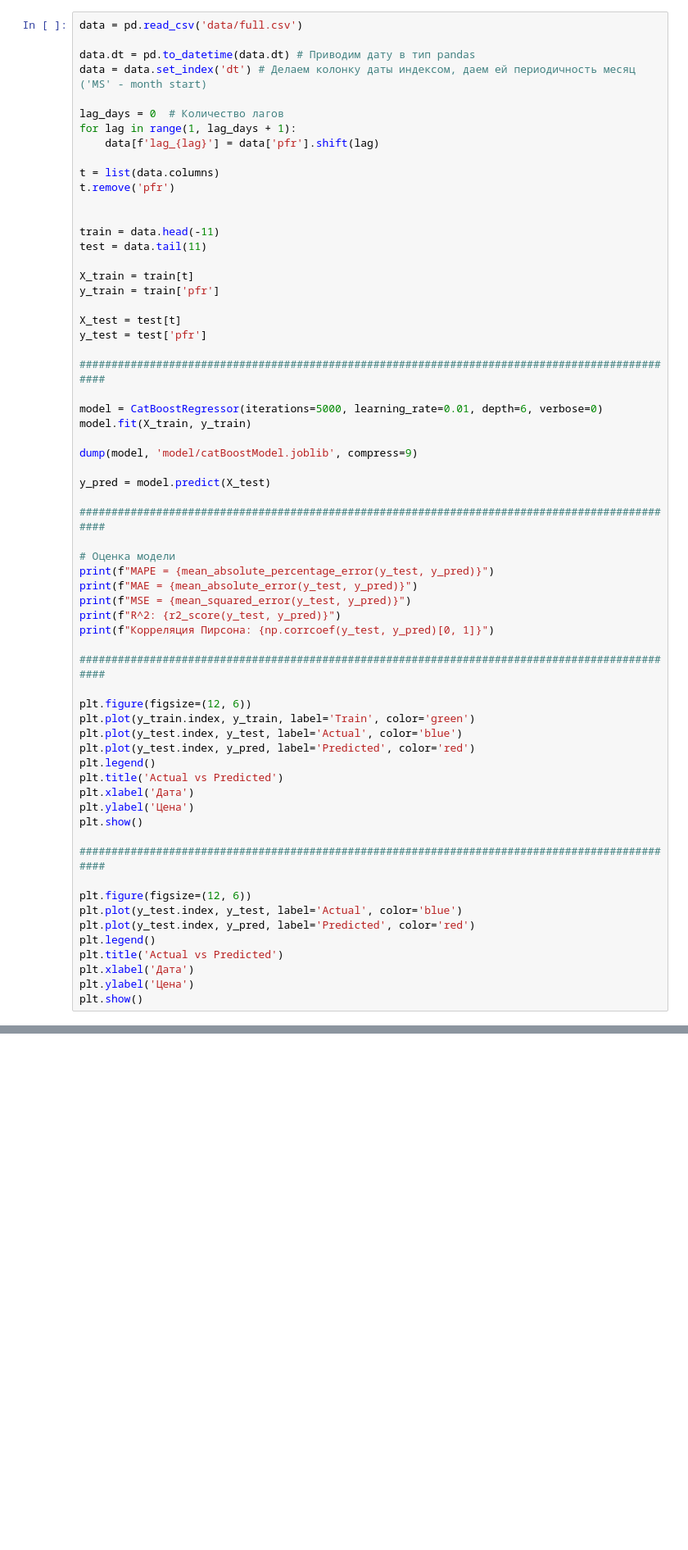
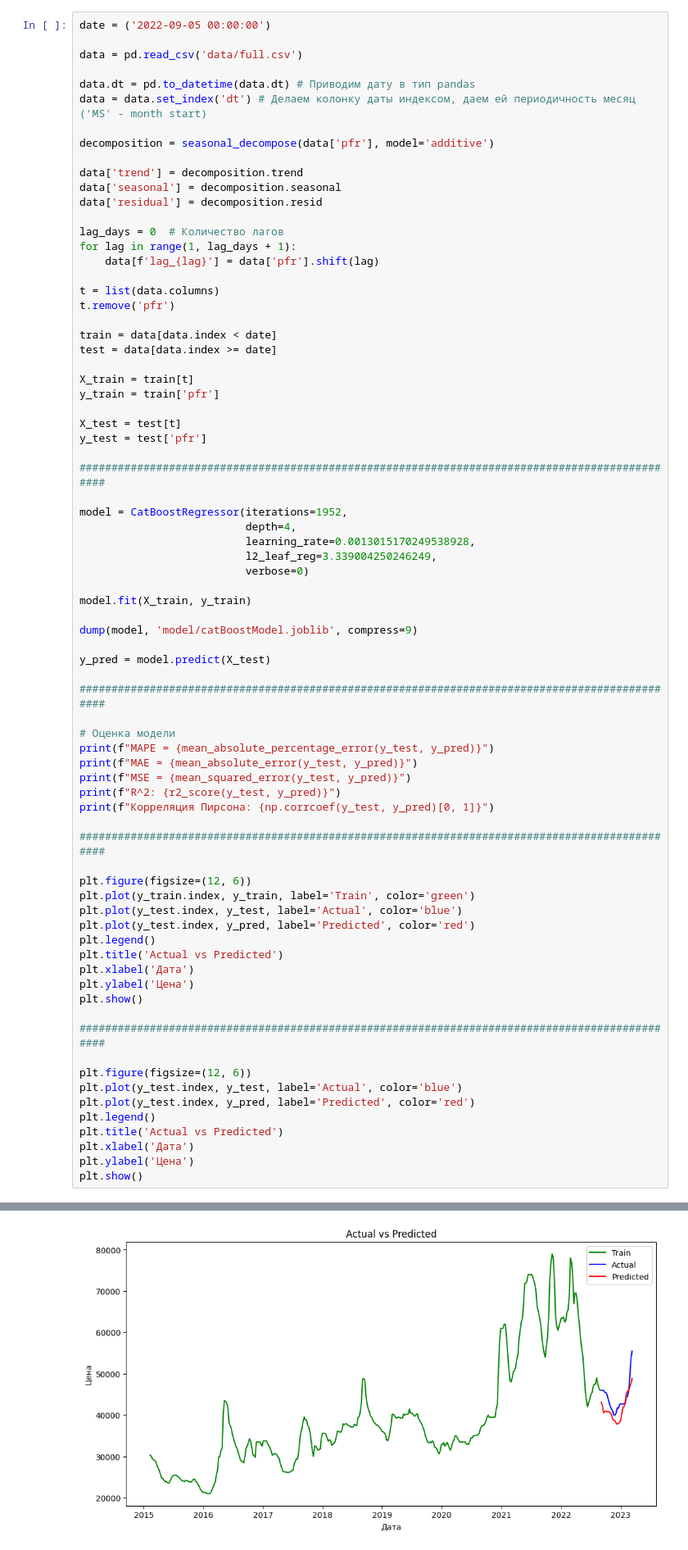
Before and after one commit to Dedushka-Lenin/Intensive_3, a Jupyter notebook: prediction/catboost.ipynb, the cells around one changed output, grey strips where cells are left out. Shown at 82% size. Drawn from its saved outputs; the diff is of its cells as text; blank space fills up the shorter version.

```diff
--- a/prediction/catboost.ipynb
+++ b/prediction/catboost.ipynb
@@ -13,8 +14,16 @@ from sklearn.metrics import r2_score
 # %%
+date = ('2022-09-05 00:00:00')
+
 data = pd.read_csv('data/full.csv')
 
 data.dt = pd.to_datetime(data.dt) # Приводим дату в тип pandas
 data = data.set_index('dt') # Делаем колонку даты индексом, даем ей периодичность месяц ('MS' - month start)
+
+decomposition = seasonal_decompose(data['pfr'], model='additive')
+
+data['trend'] = decomposition.trend
+data['seasonal'] = decomposition.seasonal
+data['residual'] = decomposition.resid
 
 lag_days = 0  # Количество лагов
 for lag in range(1, lag_days + 1):
@@ -23,9 +32,8 @@ for lag in range(1, lag_days + 1):
 t = list(data.columns)
 t.remove('pfr')
 
-
-train = data.head(-11)
-test = data.tail(11)
+train = data[data.index < date]
+test = data[data.index >= date]
 
 X_train = train[t]
 y_train = train['pfr']
@@ -35,7 +43,12 @@ y_test = test['pfr']
 
 ###############################################################################################
 
-model = CatBoostRegressor(iterations=5000, learning_rate=0.01, depth=6, verbose=0)
+model = CatBoostRegressor(iterations=1952,
+                          depth=4,
+                          learning_rate=0.0013015170249538928,
+                          l2_leaf_reg=3.339004250246249,
+                          verbose=0)
+
 model.fit(X_train, y_train)
 
 dump(model, 'model/catBoostModel.joblib', compress=9)
@@ -73,3 +86,4 @@ plt.title('Actual vs Predicted')
 plt.xlabel('Дата')
 plt.ylabel('Цена')
 plt.show()
+# %% [output]
@@ -75,0 +95 @@ plt.show()
+[figure, added]
```
Also changed, not shown: parts of 5 cells of this notebook, 12 other files.
